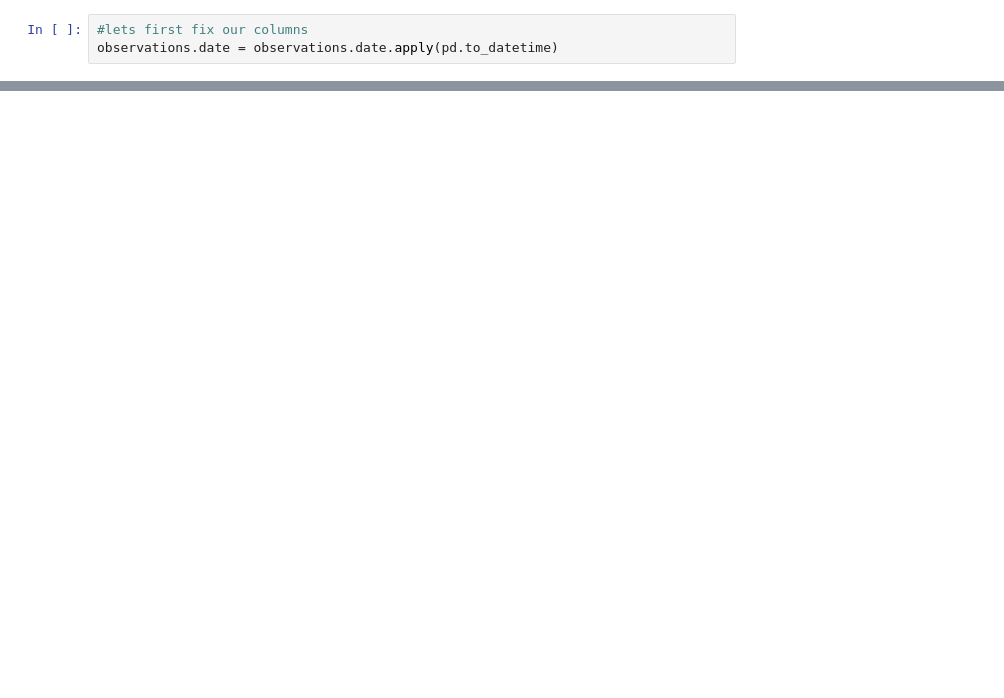
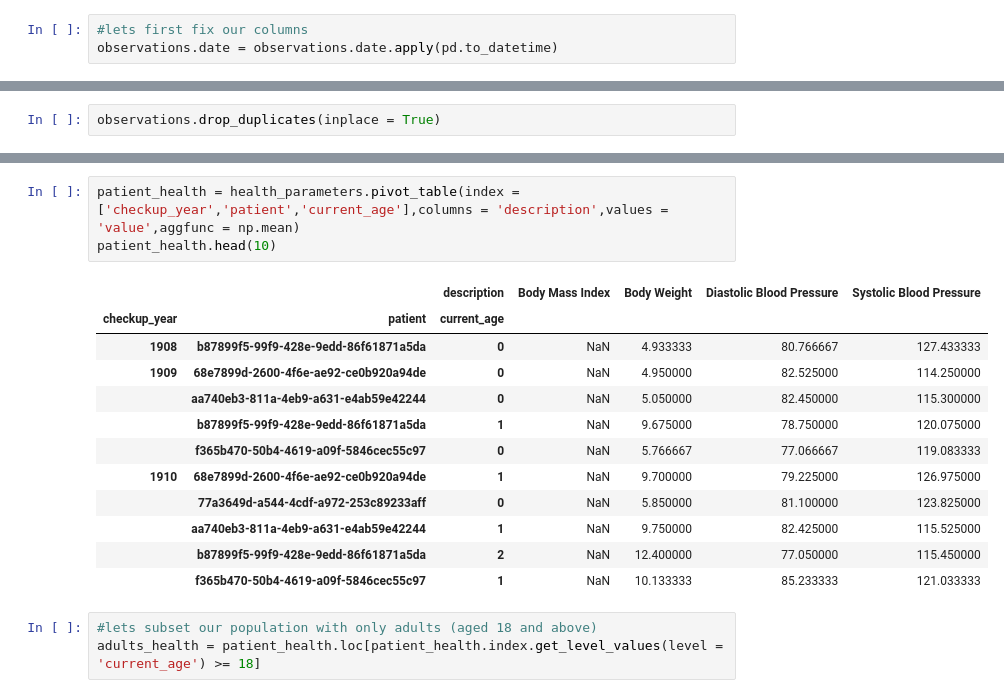
Before and after one commit to pareshg18/picnicHealth-healthcare-analysis, a Jupyter notebook: health-analysis.ipynb, the cells around one changed output, grey strips where cells are left out. Saved outputs shown, nothing was run; the diff lists cells and outputs as text; blank space fills up the shorter version.

```diff
--- a/health-analysis.ipynb
+++ b/health-analysis.ipynb
@@ -84,0 +135,2 @@ Name: description, Length: 159, dtype: int64
+# %%
+observations.drop_duplicates(inplace = True)
@@ -84,0 +176,19 @@ Name: description, Length: 159, dtype: int64
+# %%
+patient_health = health_parameters.pivot_table(index = ['checkup_year','patient','current_age'],columns = 'description',values = 'value',aggfunc = np.mean)
+patient_health.head(10)
+# %% [output]
+|  |  | description | Body Mass Index | Body Weight | Diastolic Blood Pressure | Systolic Blood Pressure |
+| checkup_year | patient | current_age |  |  |  |  |
+| 1908 | b87899f5-99f9-428e-9edd-86f61871a5da | 0 | NaN | 4.933333 | 80.766667 | 127.433333 |
+| 1909 | 68e7899d-2600-4f6e-ae92-ce0b920a94de | 0 | NaN | 4.950000 | 82.525000 | 114.250000 |
+|  | aa740eb3-811a-4eb9-a631-e4ab59e42244 | 0 | NaN | 5.050000 | 82.450000 | 115.300000 |
+|  | b87899f5-99f9-428e-9edd-86f61871a5da | 1 | NaN | 9.675000 | 78.750000 | 120.075000 |
+|  | f365b470-50b4-4619-a09f-5846cec55c97 | 0 | NaN | 5.766667 | 77.066667 | 119.083333 |
+| 1910 | 68e7899d-2600-4f6e-ae92-ce0b920a94de | 1 | NaN | 9.700000 | 79.225000 | 126.975000 |
+|  | 77a3649d-a544-4cdf-a972-253c89233aff | 0 | NaN | 5.850000 | 81.100000 | 123.825000 |
+|  | aa740eb3-811a-4eb9-a631-e4ab59e42244 | 1 | NaN | 9.750000 | 82.425000 | 115.525000 |
+|  | b87899f5-99f9-428e-9edd-86f61871a5da | 2 | NaN | 12.400000 | 77.050000 | 115.450000 |
+|  | f365b470-50b4-4619-a09f-5846cec55c97 | 1 | NaN | 10.133333 | 85.233333 | 121.033333 |
+# %%
+#lets subset our population with only adults (aged 18 and above)
+adults_health = patient_health.loc[patient_health.index.get_level_values(level = 'current_age') >= 18]
```
Also changed, not shown: parts of 14 cells of this notebook.
